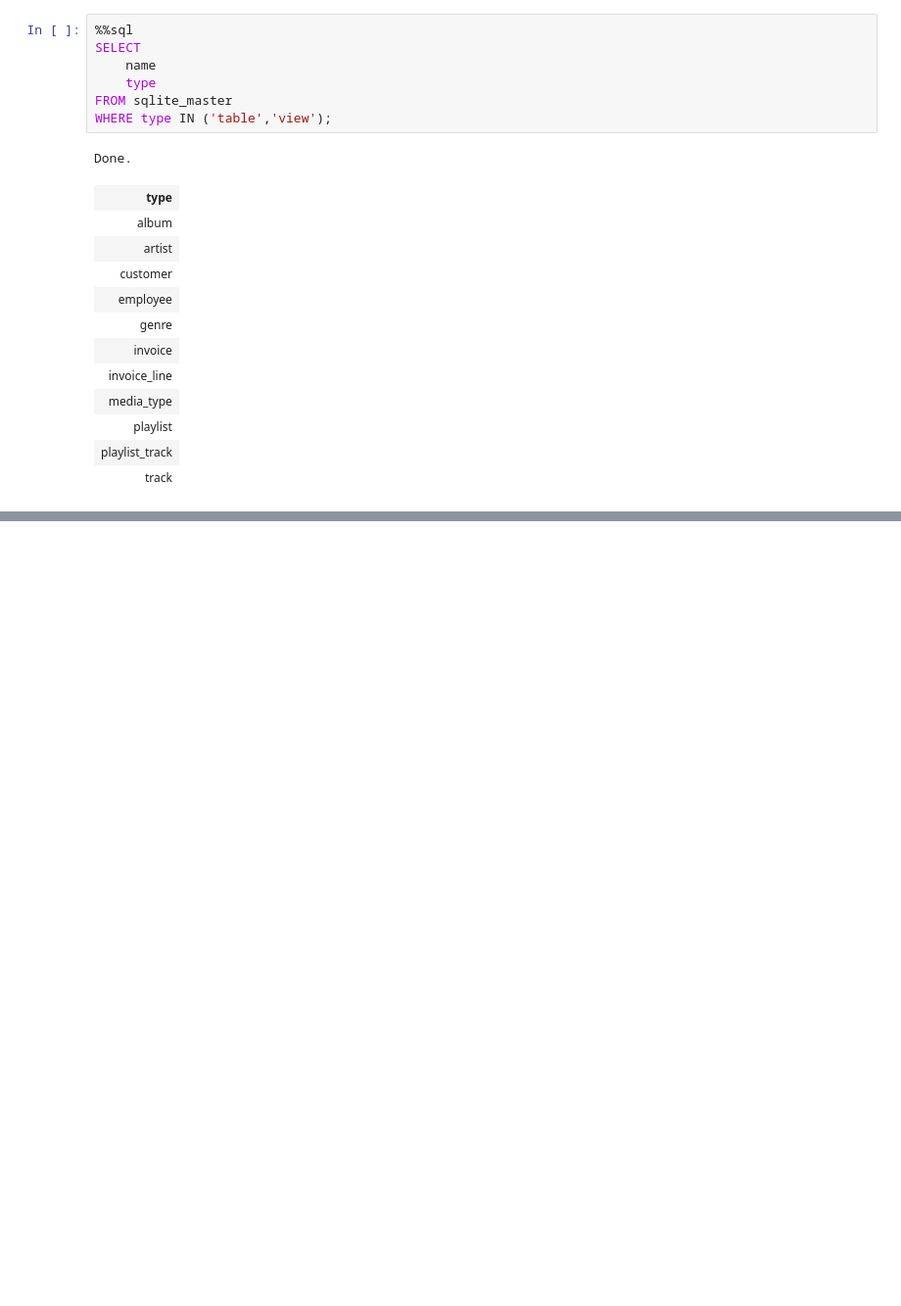
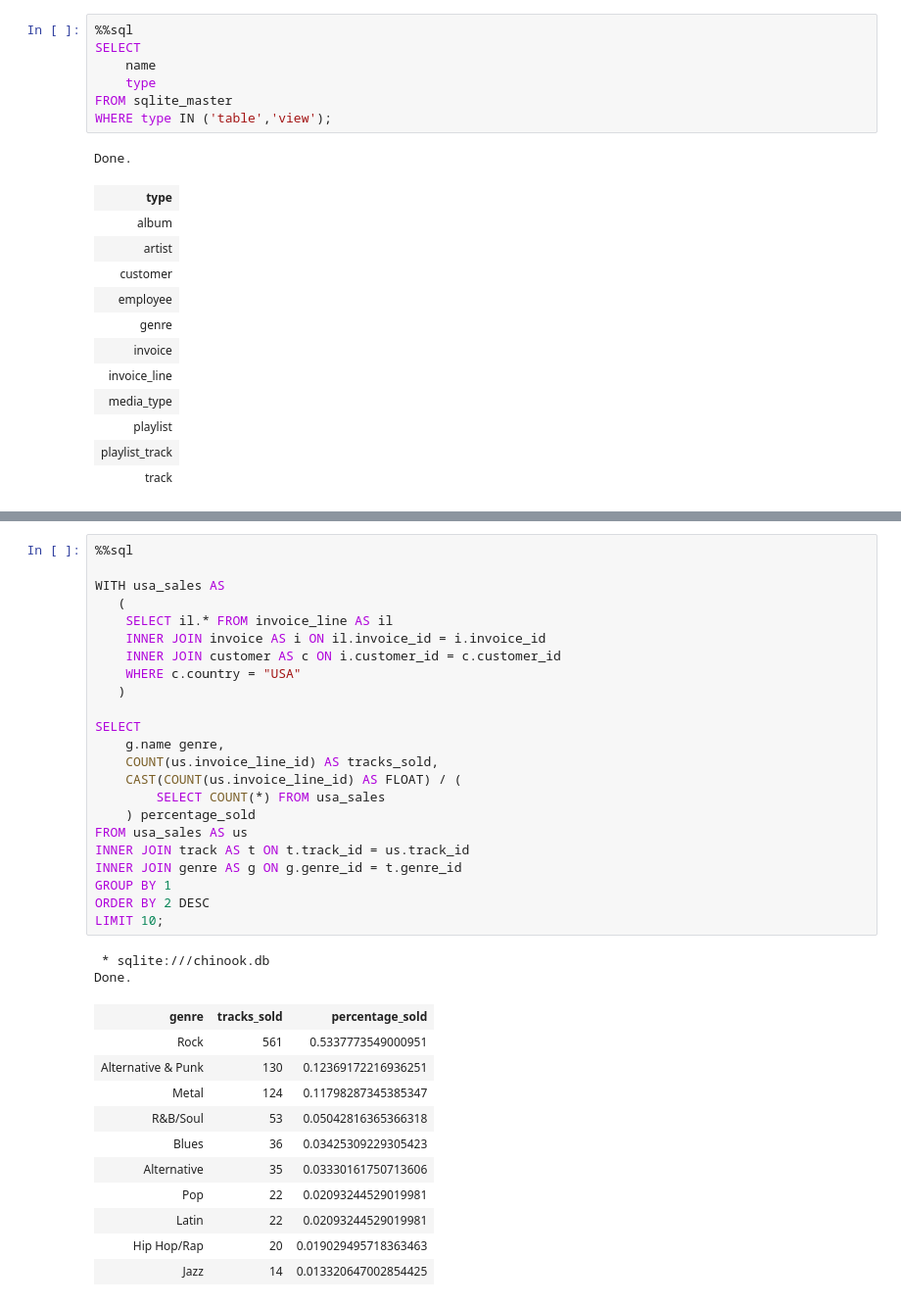
Before and after one commit to susanalista/music-business, a Jupyter notebook: queries.ipynb, the cells around one changed output, grey strips where cells are left out. Shown at 98% size. Cells and saved outputs as stored; diff of their text form; blank space fills up the shorter version.

```diff
--- a/queries.ipynb
+++ b/queries.ipynb
@@ -36,0 +177,37 @@ SELECT
+# %%
+%%sql
+
+WITH usa_sales AS
+   (
+    SELECT il.* FROM invoice_line AS il
+    INNER JOIN invoice AS i ON il.invoice_id = i.invoice_id
+    INNER JOIN customer AS c ON i.customer_id = c.customer_id
+    WHERE c.country = "USA"
+   )
+
+SELECT
+    g.name genre,
+    COUNT(us.invoice_line_id) AS tracks_sold,
+    CAST(COUNT(us.invoice_line_id) AS FLOAT) / (
+        SELECT COUNT(*) FROM usa_sales
+    ) percentage_sold
+FROM usa_sales AS us
+INNER JOIN track AS t ON t.track_id = us.track_id
+INNER JOIN genre AS g ON g.genre_id = t.genre_id
+GROUP BY 1
+ORDER BY 2 DESC
+LIMIT 10;
+# %% [output]
+ * sqlite:///chinook.db
+Done.
+| genre | tracks_sold | percentage_sold |
+| Rock | 561 | 0.5337773549000951 |
+| Alternative & Punk | 130 | 0.12369172216936251 |
+| Metal | 124 | 0.11798287345385347 |
+| R&B/Soul | 53 | 0.05042816365366318 |
+| Blues | 36 | 0.03425309229305423 |
+| Alternative | 35 | 0.03330161750713606 |
+| Pop | 22 | 0.02093244529019981 |
+| Latin | 22 | 0.02093244529019981 |
+| Hip Hop/Rap | 20 | 0.019029495718363463 |
+| Jazz | 14 | 0.013320647002854425 |
```
Also changed, not shown: parts of 18 cells of this notebook.
